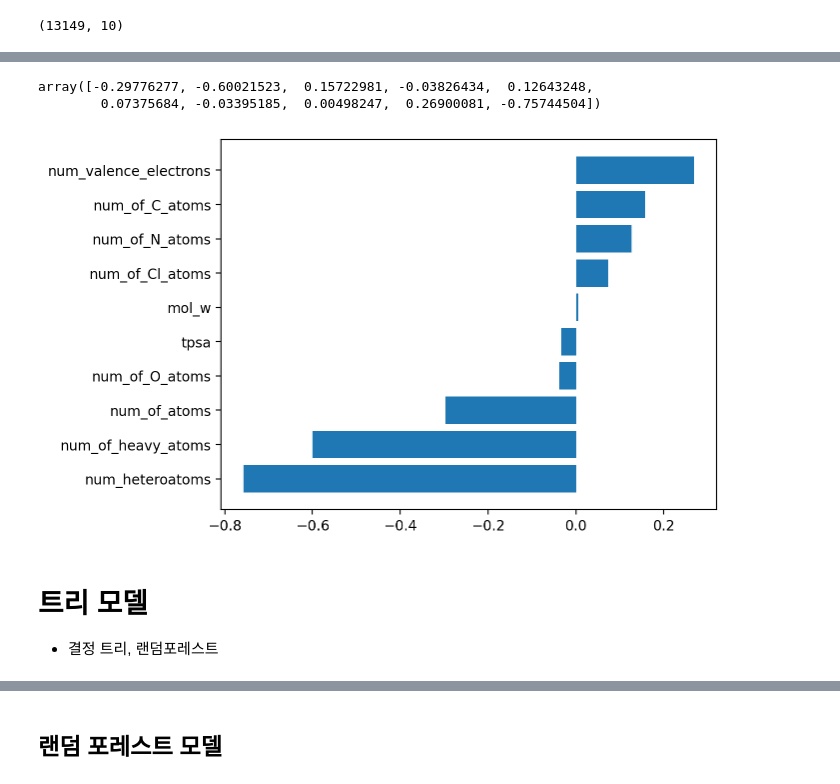
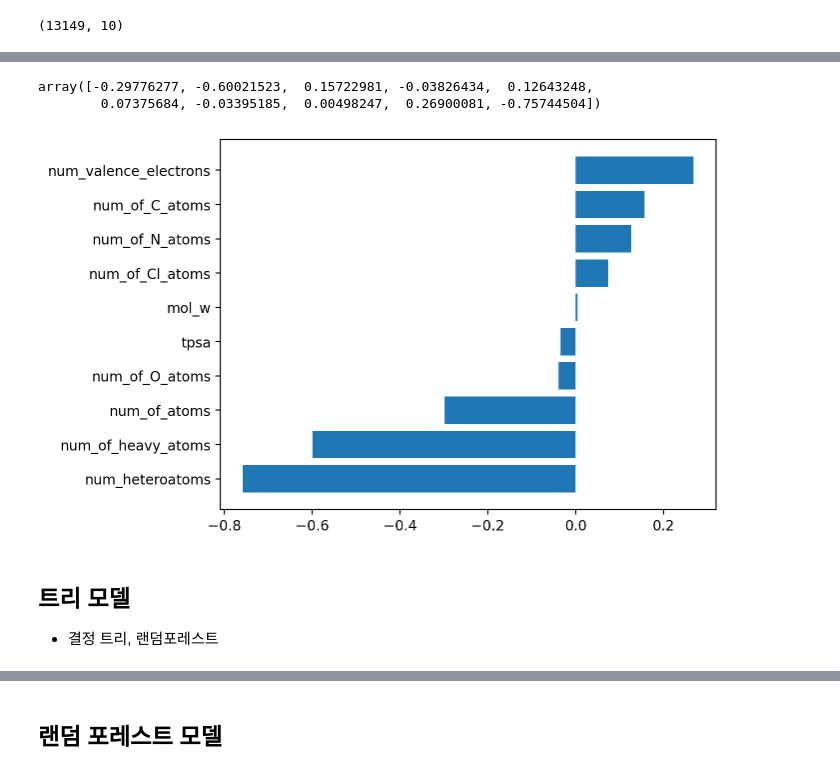
Before and after one commit to StillWork/AIDD0713, a Jupyter notebook: z3_MachineLearning.ipynb, the cells around one changed output, grey strips where cells are left out. Saved outputs shown, nothing was run; the diff lists cells and outputs as text; code cells hidden in the pictures.

```diff
--- a/z3_MachineLearning.ipynb
+++ b/z3_MachineLearning.ipynb
@@ -364,6 +350,7 @@ Max error: 2.2606
-# %%
-lin.coef_ # y = ax +b
-# %% [output]
-array([-0.29776277, -0.60021523,  0.15722981, -0.03826434,  0.12643248,
-        0.07375684, -0.03395185,  0.00498247,  0.26900081, -0.75744504])
+# %%
+# 선형 모델의 가중치 보기, a
+model_lin.coef_
+# %% [output]
+array([-0.29776277, -0.60021523,  0.15722981, -0.03826434,  0.12643248,
+        0.07375684, -0.03395185,  0.00498247,  0.26900081, -0.75744504])
 # %%
@@ -375,11 +362,11 @@ def plot_feature_weight(feature, weight):
     W.sort_values('weight', inplace=True)
     plt.barh(W.feature, W.weight)
 # %%
-plot_feature_weight(train_df.columns, lin.coef_)
+plot_feature_weight(train_df.columns, model_lin.coef_)
 # %% [output]
-[figure, old version]
+[figure, new version]
 # %% [markdown]
-# 트리 모델
+## 트리 모델
 - 결정 트리, 랜덤포레스트
 # %%
 # 최적의 트리 깊이 (max_depth)를 실험으로 찾는다
```
Also changed, not shown: parts of 53 cells of this notebook, 2 other files.
